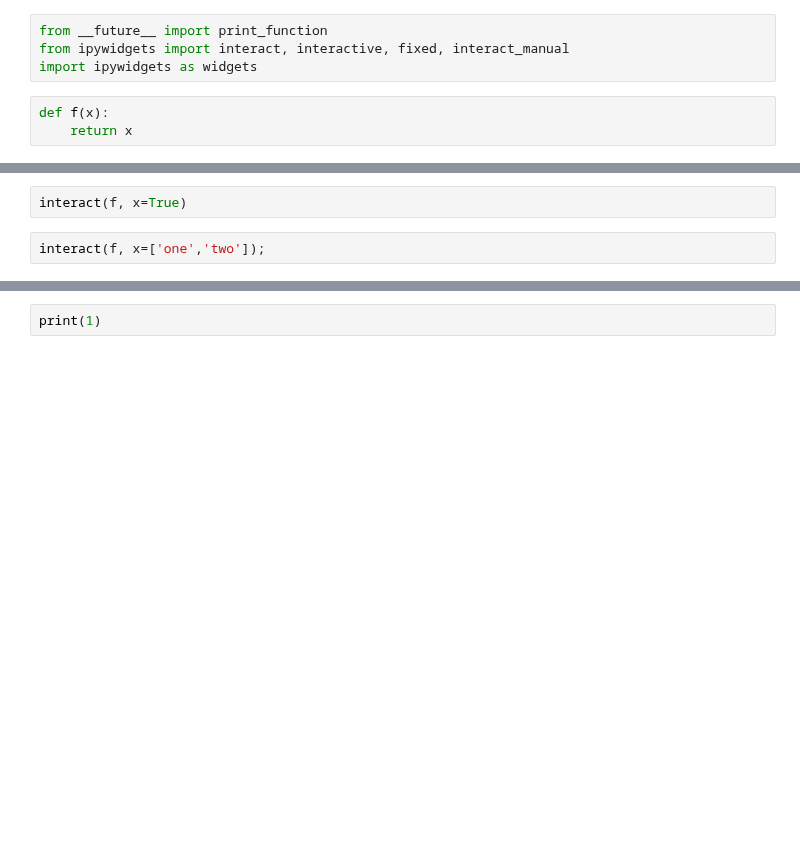
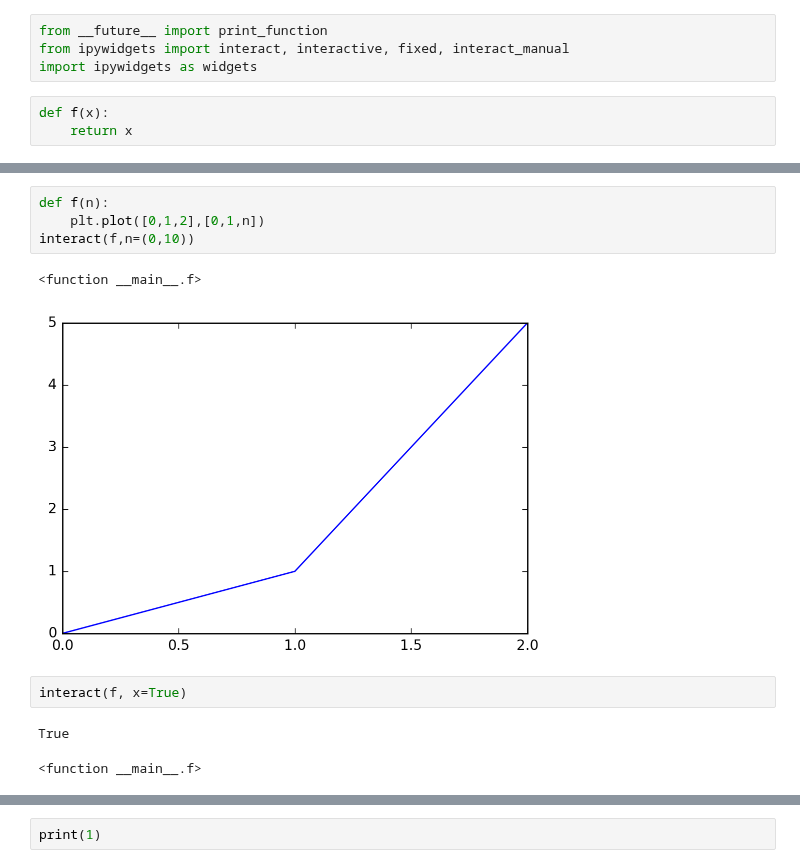
Before and after one commit to chrisrauch193/CS2006Practical3, a Jupyter notebook: Report.ipynb, the cells around one changed output, grey strips where cells are left out. Saved outputs shown, nothing was run; the diff lists cells and outputs as text; blank space fills up the shorter version.

```diff
--- a/Report.ipynb
+++ b/Report.ipynb
@@ -234,4 +389,12 @@ interact(f, x=10)
+# %%
+def f(n):
+    plt.plot([0,1,2],[0,1,n])
+interact(f,n=(0,10))
+# %% [output]
+<function __main__.f>
+[figure, added]
 # %%
 interact(f, x=True)
+# %% [output]
+True
+<function __main__.f>
-# %%
-interact(f, x=['one','two']);
```
Also changed, not shown: parts of 28 cells of this notebook, 1 other file.
